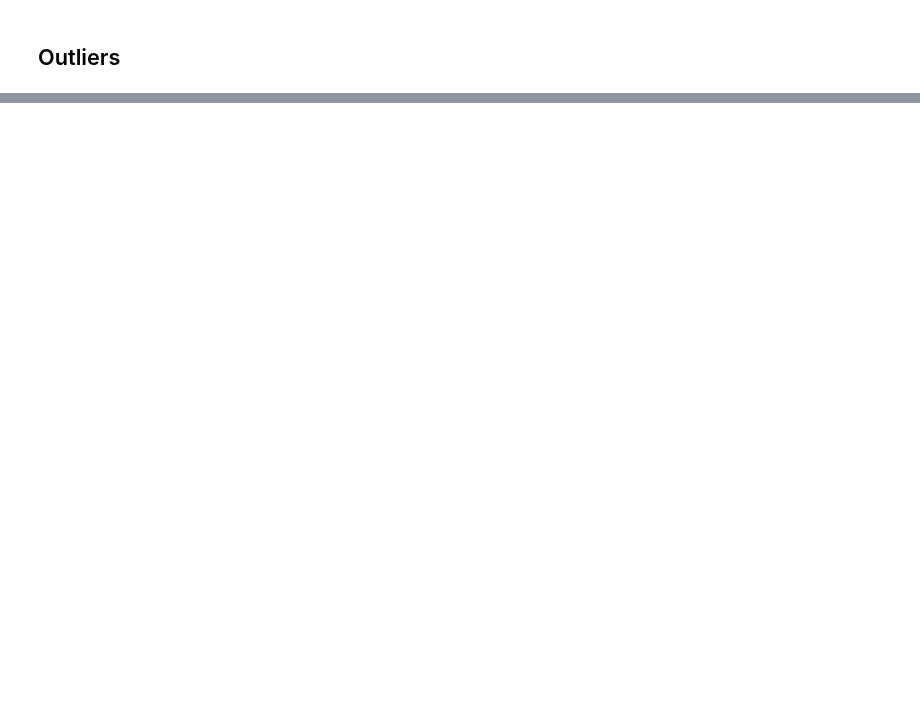
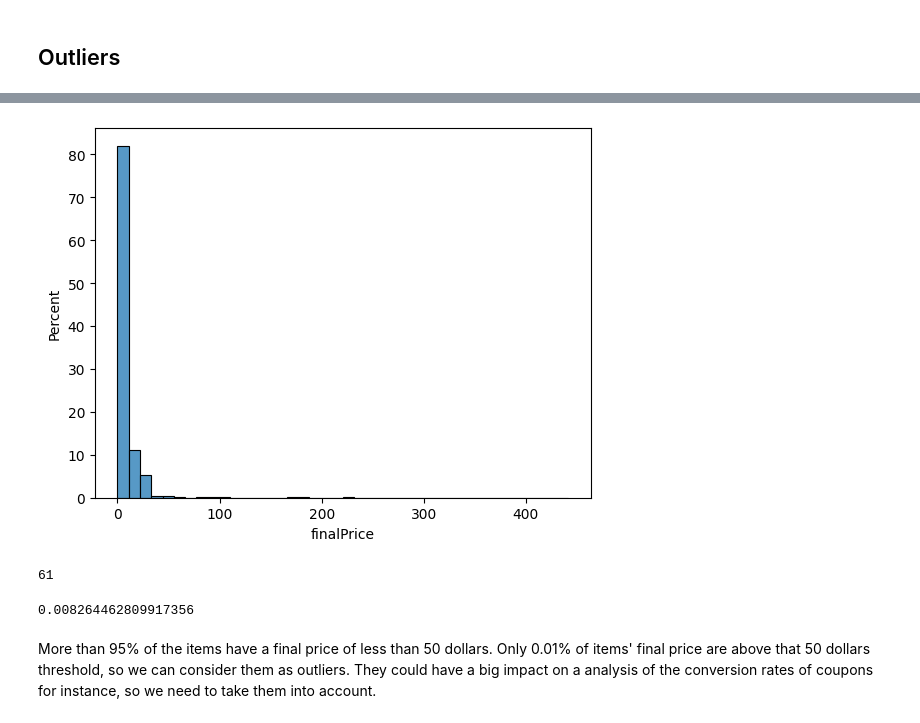
Before and after one commit to jpronier/fetch-assignment, a Jupyter notebook: notebooks/quality.ipynb, the cells around one changed output, grey strips where cells are left out. Drawn from its saved outputs; the diff is of its cells as text; code cells hidden in the pictures; blank space fills up the shorter version.

```diff
--- a/notebooks/quality.ipynb
+++ b/notebooks/quality.ipynb
@@ -343,0 +429,16 @@ Oldest 5 accounts:
+# %%
+# let's look at the finalPrice
+sns.histplot(item_df["finalPrice"], stat="percent", bins=40)
+plt.show()
+# %% [output]
+[figure, added]
+# %%
+len(item_df[item_df["finalPrice"] > 50])
+# %% [output]
+61
+# %%
+len(item_df[item_df["finalPrice"] > 50]) / len(item_df)
+# %% [output]
+0.008264462809917356
+# %% [markdown]
+More than 95% of the items have a final price of less than 50 dollars. Only 0.01% of items' final price are above that 50 dollars threshold, so we can consider them as outliers. They could have a big impact on a analysis of the conversion rates of coupons for instance, so we need to take them into account.
```
Also changed, not shown: parts of 26 cells of this notebook, 2 other files.
